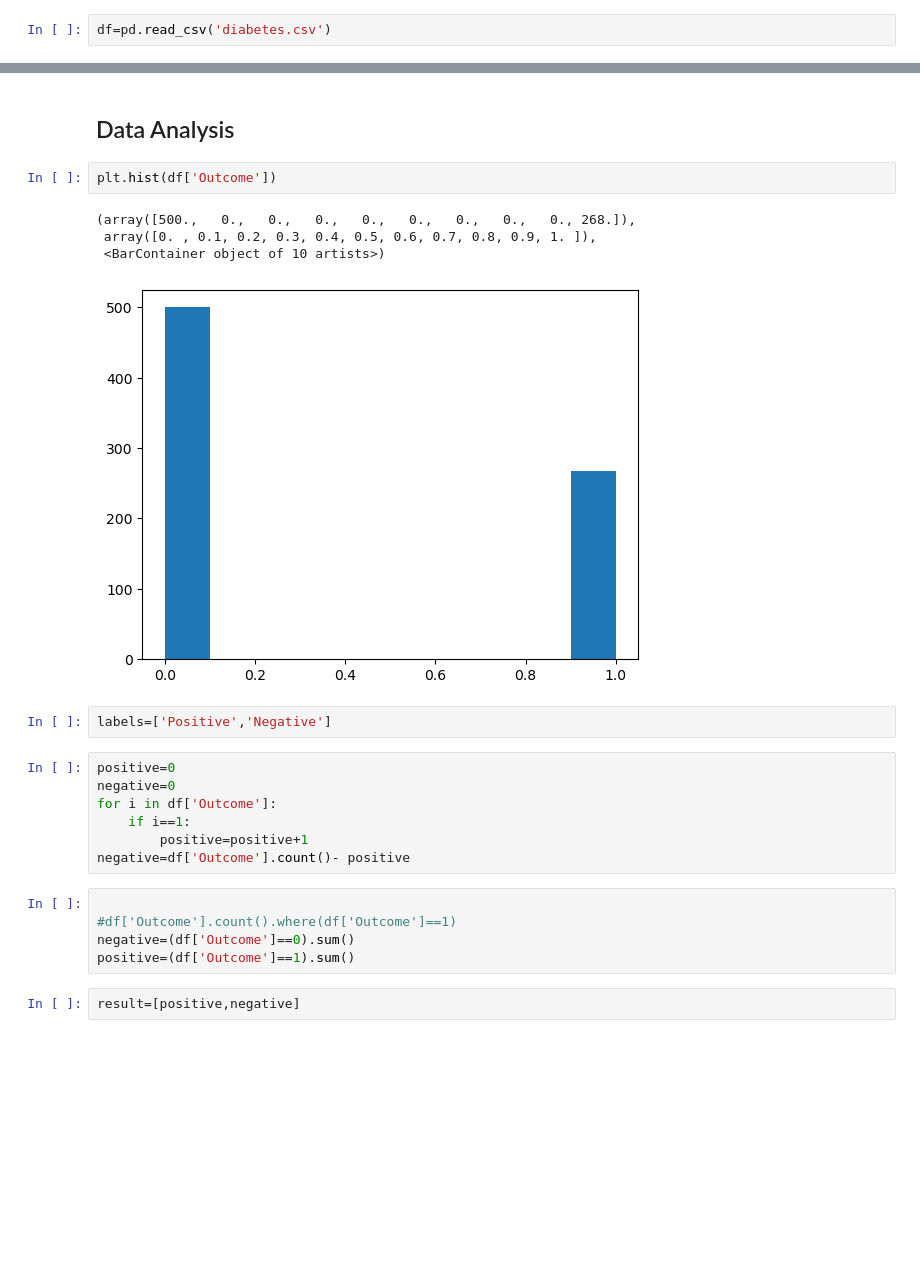
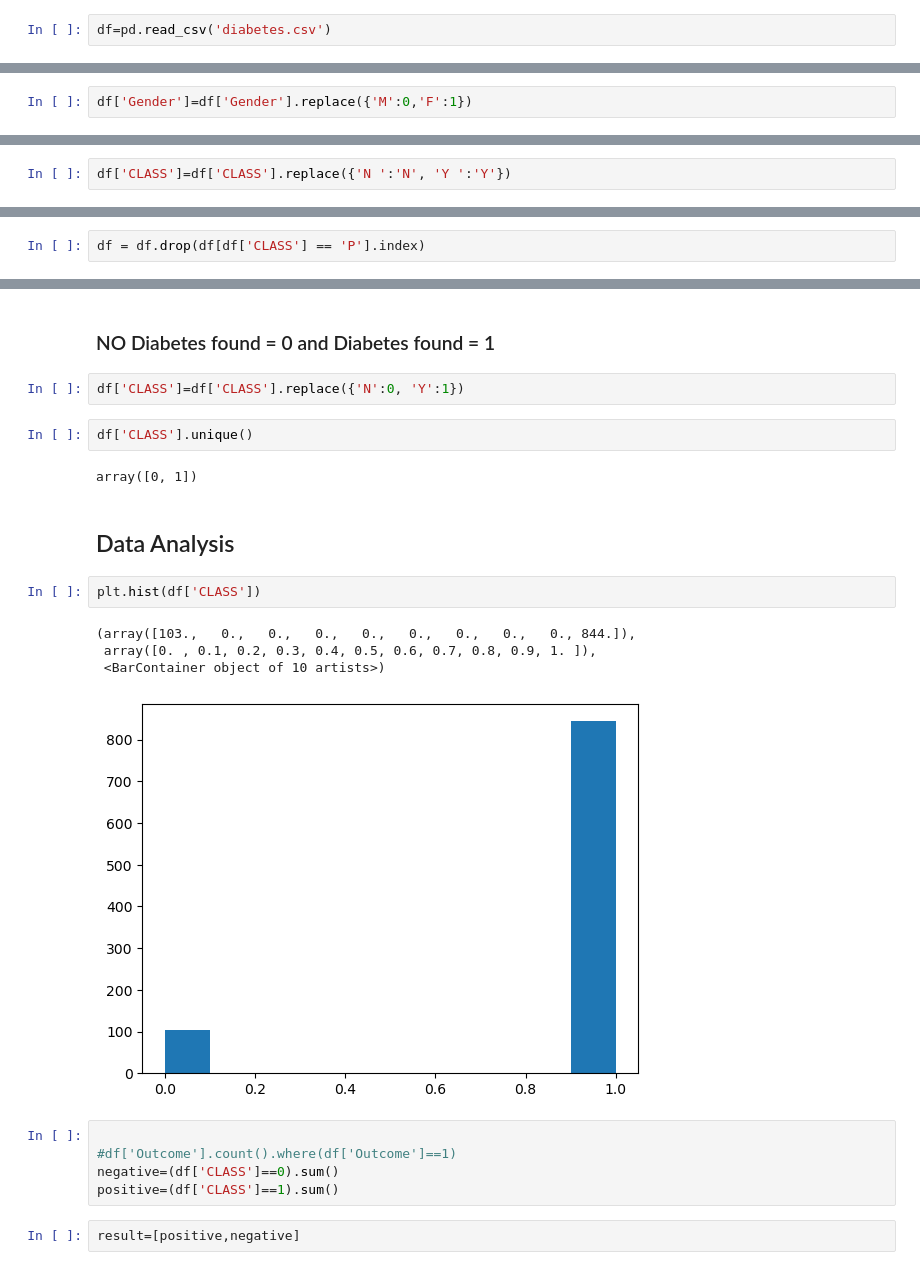
Before and after one commit to sagarbasnet/AI-basedhealth, a Jupyter notebook: main.ipynb, the cells around one changed output, grey strips where cells are left out. Drawn from its saved outputs; the diff is of its cells as text; blank space fills up the shorter version.

```diff
--- a/main.ipynb
+++ b/main.ipynb
@@ -26,0 +45,2 @@ memory usage: 54.1 KB
+# %%
+df['Gender']=df['Gender'].replace({'M':0,'F':1})
@@ -26,0 +51,2 @@ memory usage: 54.1 KB
+# %%
+df['CLASS']=df['CLASS'].replace({'N ':'N', 'Y ':'Y'})
@@ -26,0 +57,2 @@ memory usage: 54.1 KB
+# %%
+df = df.drop(df[df['CLASS'] == 'P'].index)
@@ -27,26 +82,25 @@ memory usage: 54.1 KB
+# %% [markdown]
+### NO Diabetes found = 0 and Diabetes found = 1
+# %%
+df['CLASS']=df['CLASS'].replace({'N':0, 'Y':1})
+# %%
+df['CLASS'].unique()
+# %% [output]
+array([0, 1])
 # %% [markdown]
 ## Data Analysis
 # %%
-plt.hist(df['Outcome'])
+plt.hist(df['CLASS'])
 # %% [output]
-(array([500.,   0.,   0.,   0.,   0.,   0.,   0.,   0.,   0., 268.]),
+(array([103.,   0.,   0.,   0.,   0.,   0.,   0.,   0.,   0., 844.]),
  array([0. , 0.1, 0.2, 0.3, 0.4, 0.5, 0.6, 0.7, 0.8, 0.9, 1. ]),
  <BarContainer object of 10 artists>)
-[figure, old version]
+[figure, new version]
-# %%
-labels=['Positive','Negative']
-# %%
-positive=0
-negative=0
-for i in df['Outcome']:
-    if i==1:
-        positive=positive+1
-negative=df['Outcome'].count()- positive
 # %%
 
 #df['Outcome'].count().where(df['Outcome']==1)
-negative=(df['Outcome']==0).sum()
-positive=(df['Outcome']==1).sum()
+negative=(df['CLASS']==0).sum()
+positive=(df['CLASS']==1).sum()
 # %%
 result=[positive,negative]
 # %%
```
Also changed, not shown: parts of 35 cells of this notebook.
